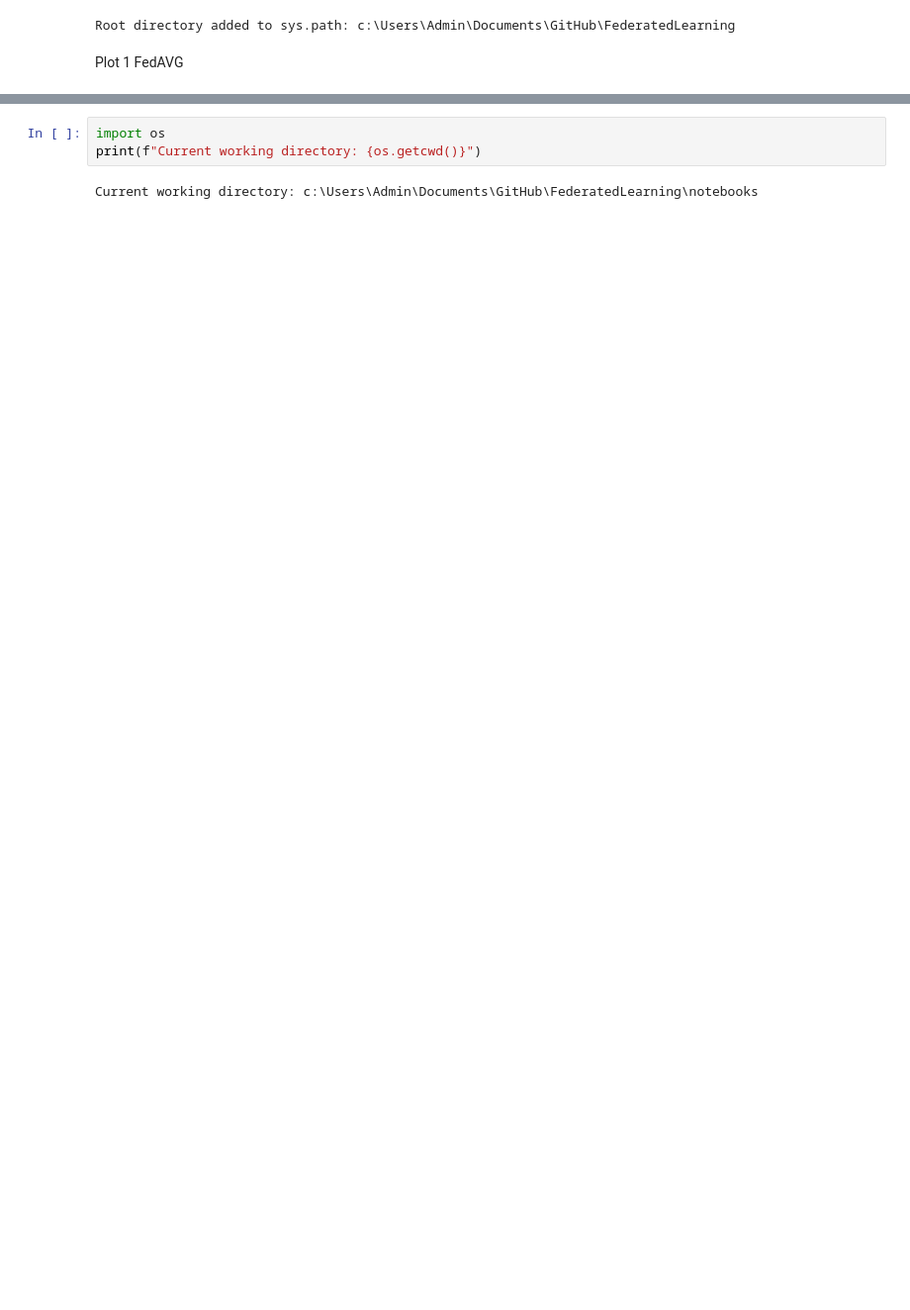
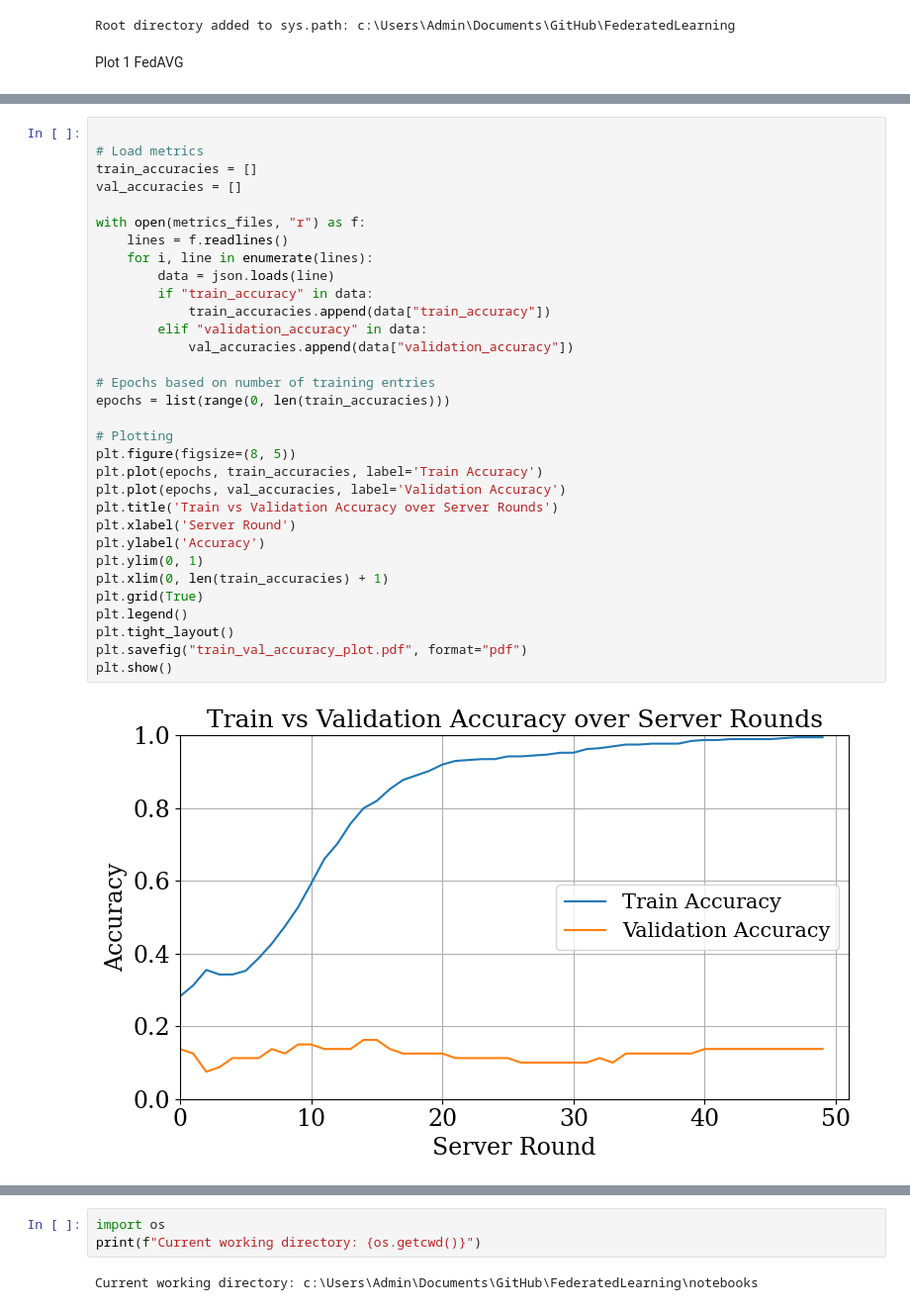
Before and after one commit to Moltas18/FederatedLearning, a Jupyter notebook: notebooks/plot_results.ipynb, the cells around one changed output, grey strips where cells are left out. Shown at 99% size. Drawn from its saved outputs; the diff is of its cells as text; blank space fills up the shorter version.

```diff
--- a/notebooks/plot_results.ipynb
+++ b/notebooks/plot_results.ipynb
@@ -37,3 +45,37 @@ config_files = [
+# %%
+
+# Load metrics
+train_accuracies = []
+val_accuracies = []
+
+with open(metrics_files, "r") as f:
+    lines = f.readlines()
+    for i, line in enumerate(lines):
+        data = json.loads(line)
+        if "train_accuracy" in data:
+            train_accuracies.append(data["train_accuracy"])
+        elif "validation_accuracy" in data:
+            val_accuracies.append(data["validation_accuracy"])
+
+# Epochs based on number of training entries
+epochs = list(range(0, len(train_accuracies)))
+
+# Plotting
+plt.figure(figsize=(8, 5))
+plt.plot(epochs, train_accuracies, label='Train Accuracy')
+plt.plot(epochs, val_accuracies, label='Validation Accuracy')
+plt.title('Train vs Validation Accuracy over Server Rounds')
+plt.xlabel('Server Round')
+plt.ylabel('Accuracy')
+plt.ylim(0, 1)
+plt.xlim(0, len(train_accuracies) + 1)
+plt.grid(True)
+plt.legend()
+plt.tight_layout()
+plt.savefig("train_val_accuracy_plot.pdf", format="pdf")
+plt.show()
+# %% [output]
+[figure, added]
 # %%
 
 # Check if the files exist
```
Also changed, not shown: parts of 6 cells of this notebook, 4 other files.
